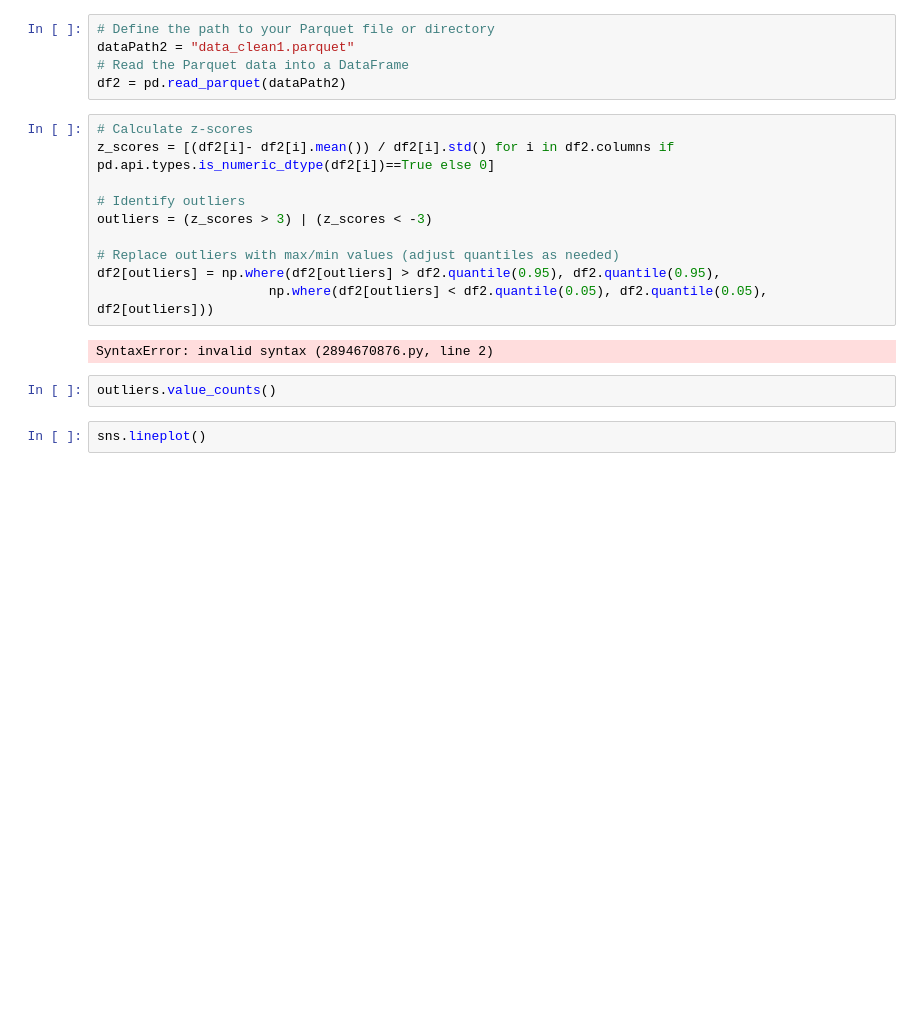
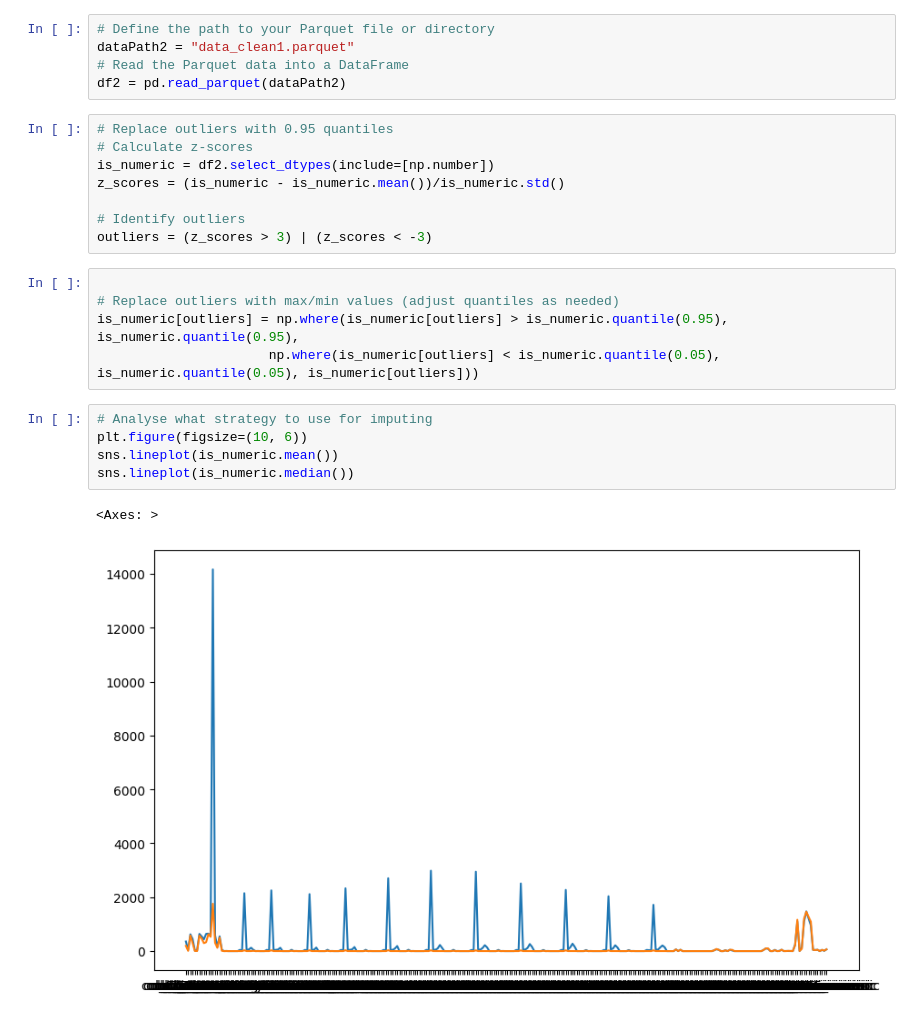
Before and after one commit to indremontvilaite/ml_project, a Jupyter notebook: EDA.ipynb, the cells around one changed output. Drawn from its saved outputs; the diff is of its cells as text; blank space fills up the shorter version.

```diff
--- a/EDA.ipynb
+++ b/EDA.ipynb
@@ -266,19 +266,24 @@ df_clean1.to_parquet("data_clean1.parquet", engine="pyarrow")
 dataPath2 = "data_clean1.parquet"
 # Read the Parquet data into a DataFrame
 df2 = pd.read_parquet(dataPath2)
+# %%
+# Replace outliers with 0.95 quantiles
+# Calculate z-scores
+is_numeric = df2.select_dtypes(include=[np.number])
+z_scores = (is_numeric - is_numeric.mean())/is_numeric.std()
+
+# Identify outliers
+outliers = (z_scores > 3) | (z_scores < -3)
 # %%
-# Calculate z-scores
-z_scores = [(df2[i]- df2[i].mean()) / df2[i].std() for i in df2.columns if pd.api.types.is_numeric_dtype(df2[i])==True else 0]
-
-# Identify outliers
-outliers = (z_scores > 3) | (z_scores < -3)
 
 # Replace outliers with max/min values (adjust quantiles as needed)
-df2[outliers] = np.where(df2[outliers] > df2.quantile(0.95), df2.quantile(0.95),
-                      np.where(df2[outliers] < df2.quantile(0.05), df2.quantile(0.05), df2[outliers]))
+is_numeric[outliers] = np.where(is_numeric[outliers] > is_numeric.quantile(0.95), is_numeric.quantile(0.95),
+                      np.where(is_numeric[outliers] < is_numeric.quantile(0.05), is_numeric.quantile(0.05), is_numeric[outliers]))
-# %% [output]
-SyntaxError: invalid syntax (2894670876.py, line 2)
-# %%
-outliers.value_counts()
-# %%
-sns.lineplot()
+# %%
+# Analyse what strategy to use for imputing
+plt.figure(figsize=(10, 6))
+sns.lineplot(is_numeric.mean())
+sns.lineplot(is_numeric.median())
+# %% [output]
+<Axes: >
+[figure, added]
```
Also changed, not shown: parts of 4 cells of this notebook, 1 other file.
